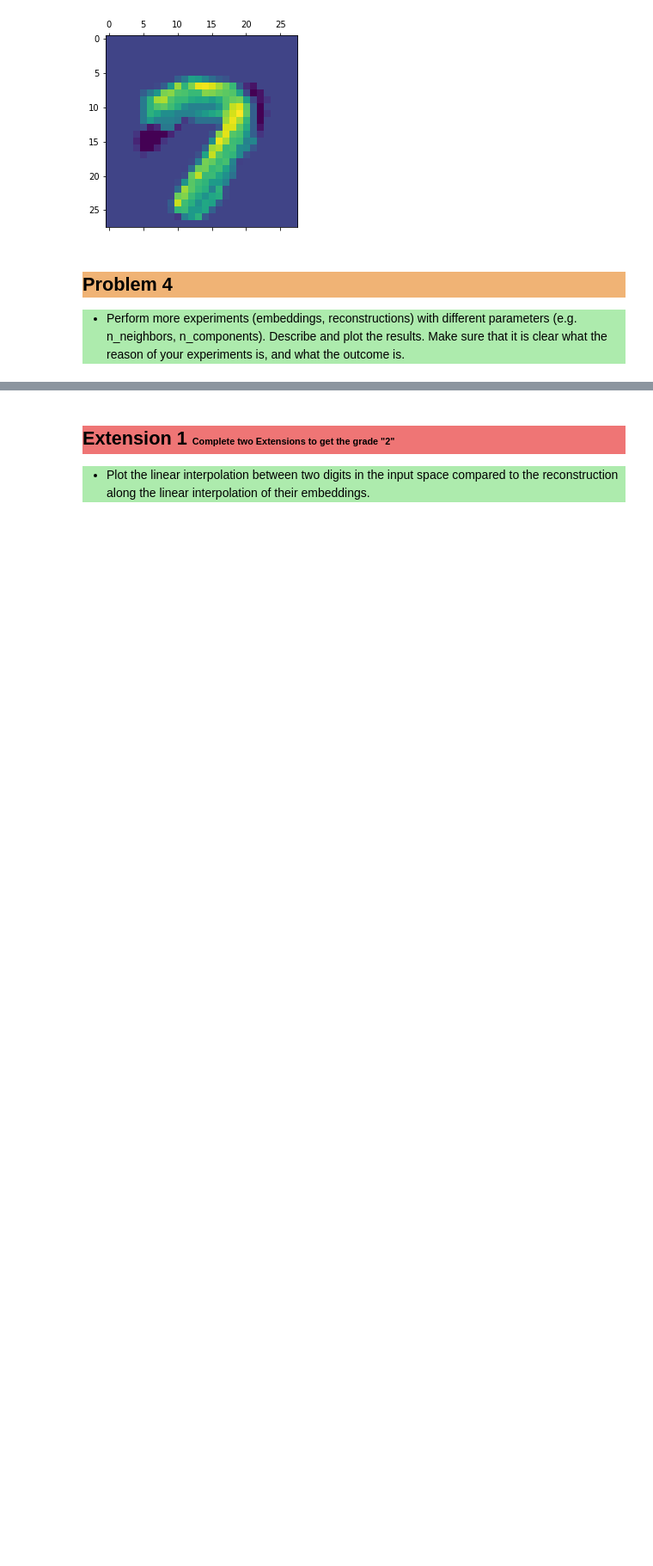
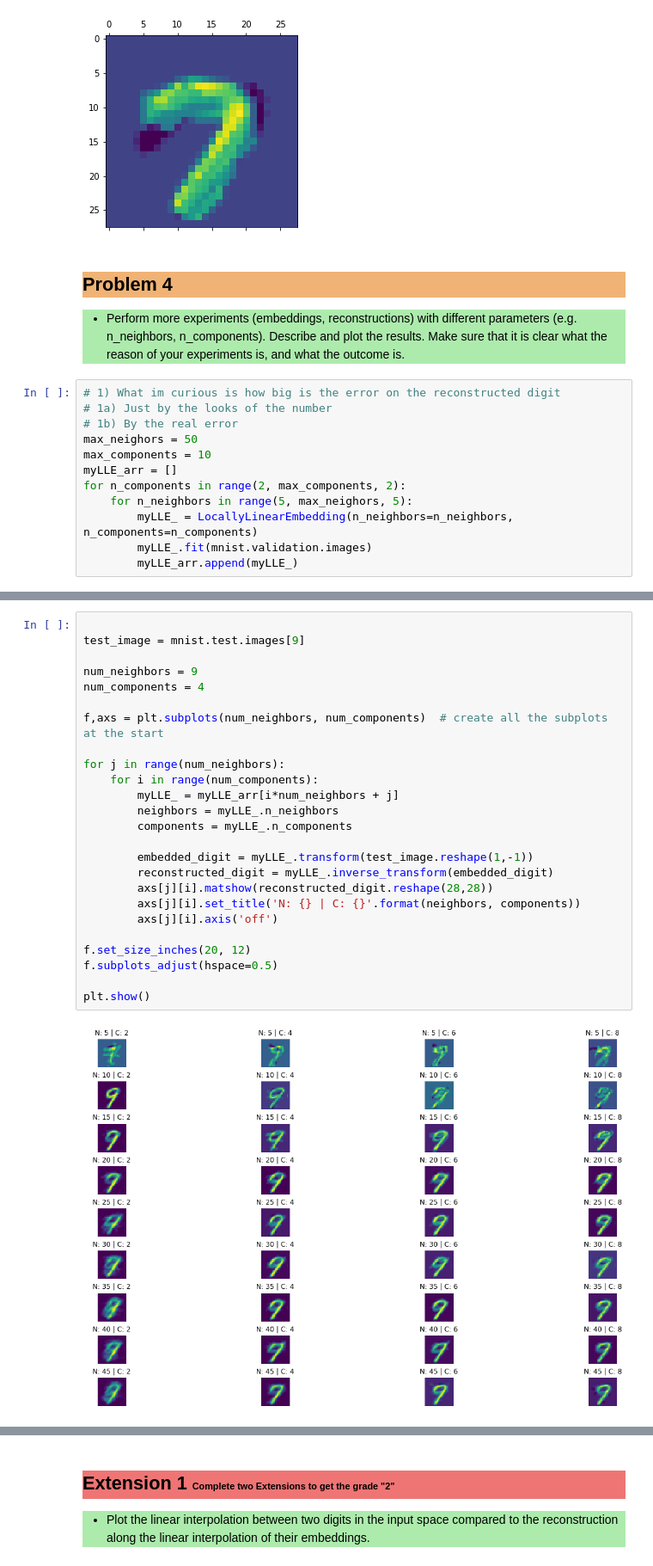
Before and after one commit to SimiPro/slt-exercises, a Jupyter notebook: slt-ce-1.ipynb, the cells around one changed output, grey strips where cells are left out. Shown at 86% size. Drawn from its saved outputs; the diff is of its cells as text; blank space fills up the shorter version.

```diff
--- a/slt-ce-1.ipynb
+++ b/slt-ce-1.ipynb
@@ -351,3 +344,15 @@ plt.show()
         Describe and plot the results. Make sure that it is clear what the reason of your experiments is, and what the outcome is.
         </li>
     </ul>
+# %%
+# 1) What im curious is how big is the error on the reconstructed digit
+# 1a) Just by the looks of the number
+# 1b) By the real error
+max_neighors = 50
+max_components = 10
+myLLE_arr = []
+for n_components in range(2, max_components, 2):
+    for n_neighbors in range(5, max_neighors, 5):
+        myLLE_ = LocallyLinearEmbedding(n_neighbors=n_neighbors, n_components=n_components)
+        myLLE_.fit(mnist.validation.images)
+        myLLE_arr.append(myLLE_)
@@ -353,0 +377,27 @@ plt.show()
+# %%
+
+test_image = mnist.test.images[9]
+
+num_neighbors = 9
+num_components = 4
+
+f,axs = plt.subplots(num_neighbors, num_components)  # create all the subplots at the start
+
+for j in range(num_neighbors):
+    for i in range(num_components):
+        myLLE_ = myLLE_arr[i*num_neighbors + j]
+        neighbors = myLLE_.n_neighbors
+        components = myLLE_.n_components
+
+        embedded_digit = myLLE_.transform(test_image.reshape(1,-1))
+        reconstructed_digit = myLLE_.inverse_transform(embedded_digit)
+        axs[j][i].matshow(reconstructed_digit.reshape(28,28))
+        axs[j][i].set_title('N: {} | C: {}'.format(neighbors, components))
+        axs[j][i].axis('off')
+
+f.set_size_inches(20, 12)
+f.subplots_adjust(hspace=0.5)
+
+plt.show()
+# %% [output]
+[figure, added]
```
Also changed, not shown: parts of 11 cells of this notebook.
